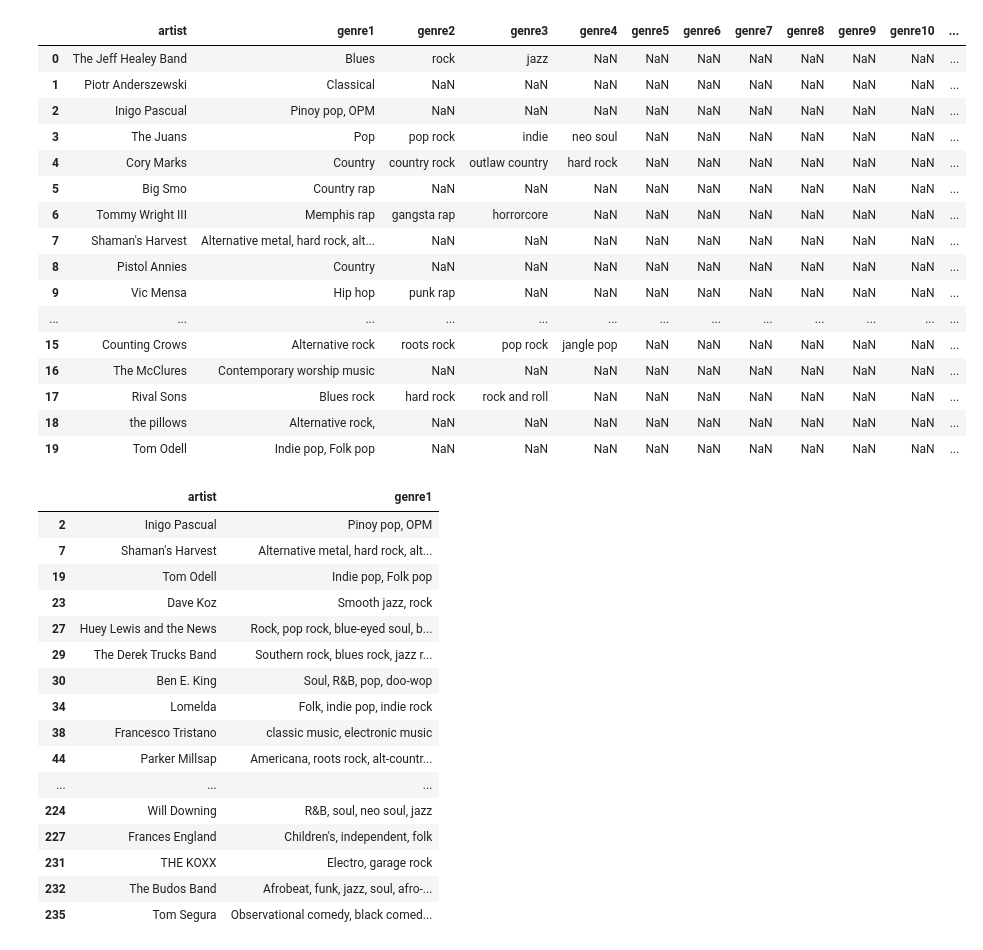
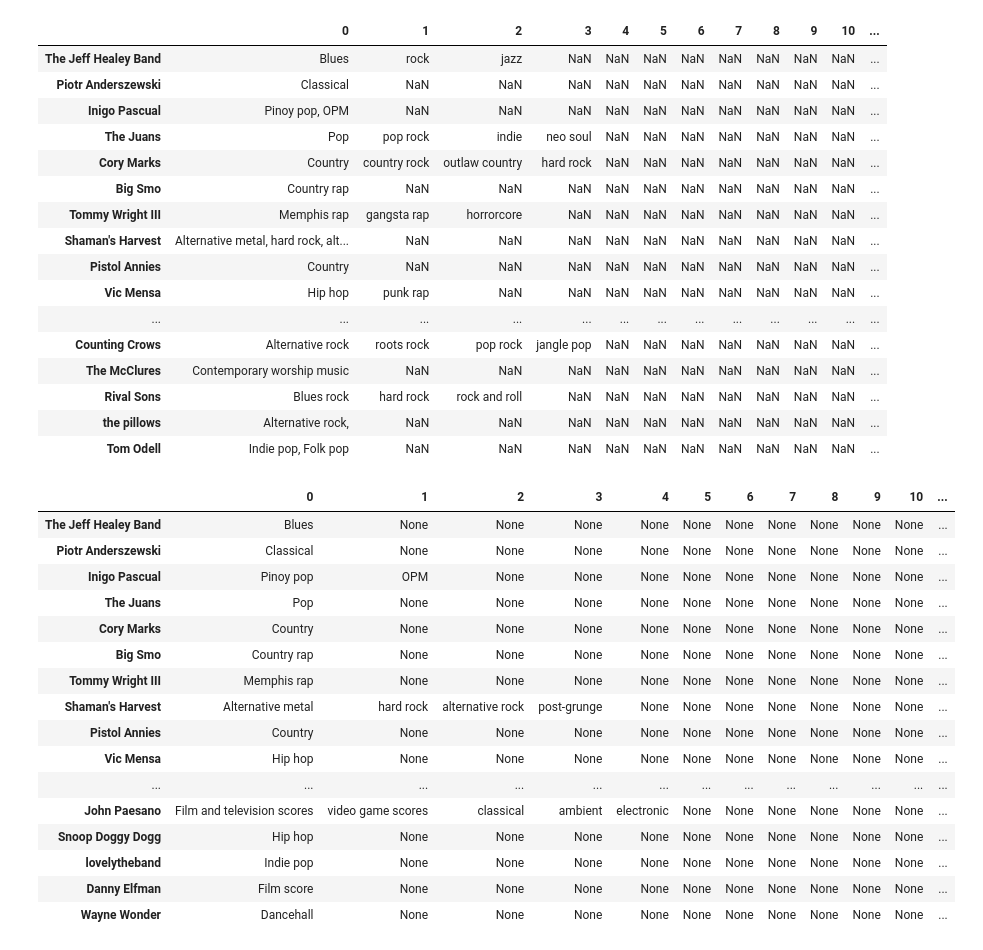
Before and after one commit to NSS-Data-Analytics-Cohort-6/mlc-project-pythons-on-a-plane, a Jupyter notebook: notebooks/genre_prep.ipynb, the cells around one changed output. Saved outputs shown, nothing was run; the diff lists cells and outputs as text; code cells hidden in the pictures.

Commit message:
done with genre prep

```diff
--- a/notebooks/genre_prep.ipynb
+++ b/notebooks/genre_prep.ipynb
@@ -13,66 +13,67 @@ genres = pd.DataFrame(dict([(k,pd.Series(v)) for k,v in genres_json.items()]))
 # %%
 # switch rows & columns
 genres = genres.transpose()
 
 # drop null values
 #genres = genres.dropna()
 
 #switch artists to rows / genres to columns
 #genres = pd.melt(genres)
 
 # reset index
-genres = genres.reset_index(drop=False)
+#genres = genres.reset_index(drop=False)
 
 # rename columns
-genres.columns = ['artist', 'genre1', 'genre2', 'genre3', 'genre4', 'genre5', 'genre6', 'genre7', 'genre8', 'genre9', 'genre10', 'genre11', 'genre12', 'genre12']
+#genres.columns = ['artist', 'genre1', 'genre2', 'genre3', 'genre4', 'genre5', 'genre6', 'genre7', 'genre8', 'genre9', 'genre10', 'genre11', 'genre12', 'genre12']
 
 genres.head(20)
 # %% [output]
-|  | artist | genre1 | genre2 | genre3 | genre4 | genre5 | genre6 | genre7 | genre8 | genre9 | genre10 | ... |
-| 0 | The Jeff Healey Band | Blues | rock | jazz | NaN | NaN | NaN | NaN | NaN | NaN | NaN | ... |
-| 1 | Piotr Anderszewski | Classical | NaN | NaN | NaN | NaN | NaN | NaN | NaN | NaN | NaN | ... |
-| 2 | Inigo Pascual | Pinoy pop, OPM | NaN | NaN | NaN | NaN | NaN | NaN | NaN | NaN | NaN | ... |
-| 3 | The Juans | Pop | pop rock | indie | neo soul | NaN | NaN | NaN | NaN | NaN | NaN | ... |
-| 4 | Cory Marks | Country | country rock | outlaw country | hard rock | NaN | NaN | NaN | NaN | NaN | NaN | ... |
-| 5 | Big Smo | Country rap | NaN | NaN | NaN | NaN | NaN | NaN | NaN | NaN | NaN | ... |
-| 6 | Tommy Wright III | Memphis rap | gangsta rap | horrorcore | NaN | NaN | NaN | NaN | NaN | NaN | NaN | ... |
-| 7 | Shaman's Harvest | Alternative metal, hard rock, alt... | NaN | NaN | NaN | NaN | NaN | NaN | NaN | NaN | NaN | ... |
-| 8 | Pistol Annies | Country | NaN | NaN | NaN | NaN | NaN | NaN | NaN | NaN | NaN | ... |
-| 9 | Vic Mensa | Hip hop | punk rap | NaN | NaN | NaN | NaN | NaN | NaN | NaN | NaN | ... |
+|  | 0 | 1 | 2 | 3 | 4 | 5 | 6 | 7 | 8 | 9 | 10 | ... |
+| The Jeff Healey Band | Blues | rock | jazz | NaN | NaN | NaN | NaN | NaN | NaN | NaN | NaN | ... |
+| Piotr Anderszewski | Classical | NaN | NaN | NaN | NaN | NaN | NaN | NaN | NaN | NaN | NaN | ... |
+| Inigo Pascual | Pinoy pop, OPM | NaN | NaN | NaN | NaN | NaN | NaN | NaN | NaN | NaN | NaN | ... |
+| The Juans | Pop | pop rock | indie | neo soul | NaN | NaN | NaN | NaN | NaN | NaN | NaN | ... |
+| Cory Marks | Country | country rock | outlaw country | hard rock | NaN | NaN | NaN | NaN | NaN | NaN | NaN | ... |
+| Big Smo | Country rap | NaN | NaN | NaN | NaN | NaN | NaN | NaN | NaN | NaN | NaN | ... |
+| Tommy Wright III | Memphis rap | gangsta rap | horrorcore | NaN | NaN | NaN | NaN | NaN | NaN | NaN | NaN | ... |
+| Shaman's Harvest | Alternative metal, hard rock, alt... | NaN | NaN | NaN | NaN | NaN | NaN | NaN | NaN | NaN | NaN | ... |
+| Pistol Annies | Country | NaN | NaN | NaN | NaN | NaN | NaN | NaN | NaN | NaN | NaN | ... |
+| Vic Mensa | Hip hop | punk rap | NaN | NaN | NaN | NaN | NaN | NaN | NaN | NaN | NaN | ... |
 | ... | ... | ... | ... | ... | ... | ... | ... | ... | ... | ... | ... | ... |
-| 15 | Counting Crows | Alternative rock | roots rock | pop rock | jangle pop | NaN | NaN | NaN | NaN | NaN | NaN | ... |
-| 16 | The McClures | Contemporary worship music | NaN | NaN | NaN | NaN | NaN | NaN | NaN | NaN | NaN | ... |
-| 17 | Rival Sons | Blues rock | hard rock | rock and roll | NaN | NaN | NaN | NaN | NaN | NaN | NaN | ... |
-| 18 | the pillows | Alternative rock, | NaN | NaN | NaN | NaN | NaN | NaN | NaN | NaN | NaN | ... |
-| 19 | Tom Odell | Indie pop, Folk pop | NaN | NaN | NaN | NaN | NaN | NaN | NaN | NaN | NaN | ... |
+| Counting Crows | Alternative rock | roots rock | pop rock | jangle pop | NaN | NaN | NaN | NaN | NaN | NaN | NaN | ... |
+| The McClures | Contemporary worship music | NaN | NaN | NaN | NaN | NaN | NaN | NaN | NaN | NaN | NaN | ... |
+| Rival Sons | Blues rock | hard rock | rock and roll | NaN | NaN | NaN | NaN | NaN | NaN | NaN | NaN | ... |
+| the pillows | Alternative rock, | NaN | NaN | NaN | NaN | NaN | NaN | NaN | NaN | NaN | NaN | ... |
+| Tom Odell | Indie pop, Folk pop | NaN | NaN | NaN | NaN | NaN | NaN | NaN | NaN | NaN | NaN | ... |
 # %%
 # create subset with genre1 comma values
 # https://stackoverflow.com/questions/11350770/filter-pandas-dataframe-by-substring-criteria
-genre_commas = genres[genres['genre1'].str.contains(", ")]
+# based on amanda partlow's code
+genres_fix = genres[0].str.split(',', expand = True)
 
 # drop columns with all NaN values
 # https://stackoverflow.com/questions/45147100/pandas-drop-columns-with-all-nans
-genre_commas = genre_commas.dropna(axis=1, how='all')
+#genre_commas = genre_commas.dropna(axis=1, how='all')
 
-genre_commas.head(50)
+genres_fix.head(50)
 # %% [output]
-|  | artist | genre1 |
-| 2 | Inigo Pascual | Pinoy pop, OPM |
-| 7 | Shaman's Harvest | Alternative metal, hard rock, alt... |
-| 19 | Tom Odell | Indie pop, Folk pop |
-| 23 | Dave Koz | Smooth jazz, rock |
-| 27 | Huey Lewis and the News | Rock, pop rock, blue-eyed soul, b... |
-| 29 | The Derek Trucks Band | Southern rock, blues rock, jazz r... |
-| 30 | Ben E. King | Soul, R&B, pop, doo-wop |
-| 34 | Lomelda | Folk, indie pop, indie rock |
-| 38 | Francesco Tristano | classic music, electronic music |
-| 44 | Parker Millsap | Americana, roots rock, alt-countr... |
-| ... | ... | ... |
-| 224 | Will Downing | R&B, soul, neo soul, jazz |
-| 227 | Frances England | Children's, independent, folk |
-| 231 | THE KOXX | Electro, garage rock |
-| 232 | The Budos Band | Afrobeat, funk, jazz, soul, afro-... |
-| 235 | Tom Segura | Observational comedy, black comed... |
+|  | 0 | 1 | 2 | 3 | 4 | 5 | 6 | 7 | 8 | 9 | 10 | ... |
+| The Jeff Healey Band | Blues | None | None | None | None | None | None | None | None | None | None | ... |
+| Piotr Anderszewski | Classical | None | None | None | None | None | None | None | None | None | None | ... |
+| Inigo Pascual | Pinoy pop | OPM | None | None | None | None | None | None | None | None | None | ... |
+| The Juans | Pop | None | None | None | None | None | None | None | None | None | None | ... |
+| Cory Marks | Country | None | None | None | None | None | None | None | None | None | None | ... |
+| Big Smo | Country rap | None | None | None | None | None | None | None | None | None | None | ... |
+| Tommy Wright III | Memphis rap | None | None | None | None | None | None | None | None | None | None | ... |
+| Shaman's Harvest | Alternative metal | hard rock | alternative rock | post-grunge | None | None | None | None | None | None | None | ... |
+| Pistol Annies | Country | None | None | None | None | None | None | None | None | None | None | ... |
+| Vic Mensa | Hip hop | None | None | None | None | None | None | None | None | None | None | ... |
+| ... | ... | ... | ... | ... | ... | ... | ... | ... | ... | ... | ... | ... |
+| John Paesano | Film and television scores | video game scores | classical | ambient | electronic | None | None | None | None | None | None | ... |
+| Snoop Doggy Dogg | Hip hop | None | None | None | None | None | None | None | None | None | None | ... |
+| lovelytheband | Indie pop | None | None | None | None | None | None | None | None | None | None | ... |
+| Danny Elfman | Film score | None | None | None | None | None | None | None | None | None | None | ... |
+| Wayne Wonder | Dancehall | None | None | None | None | None | None | None | None | None | None | ... |
 # %%
 #this wound up not being necessary after changing string above from "," to ", "
 
```
Also changed, not shown: parts of 8 cells of this notebook.
